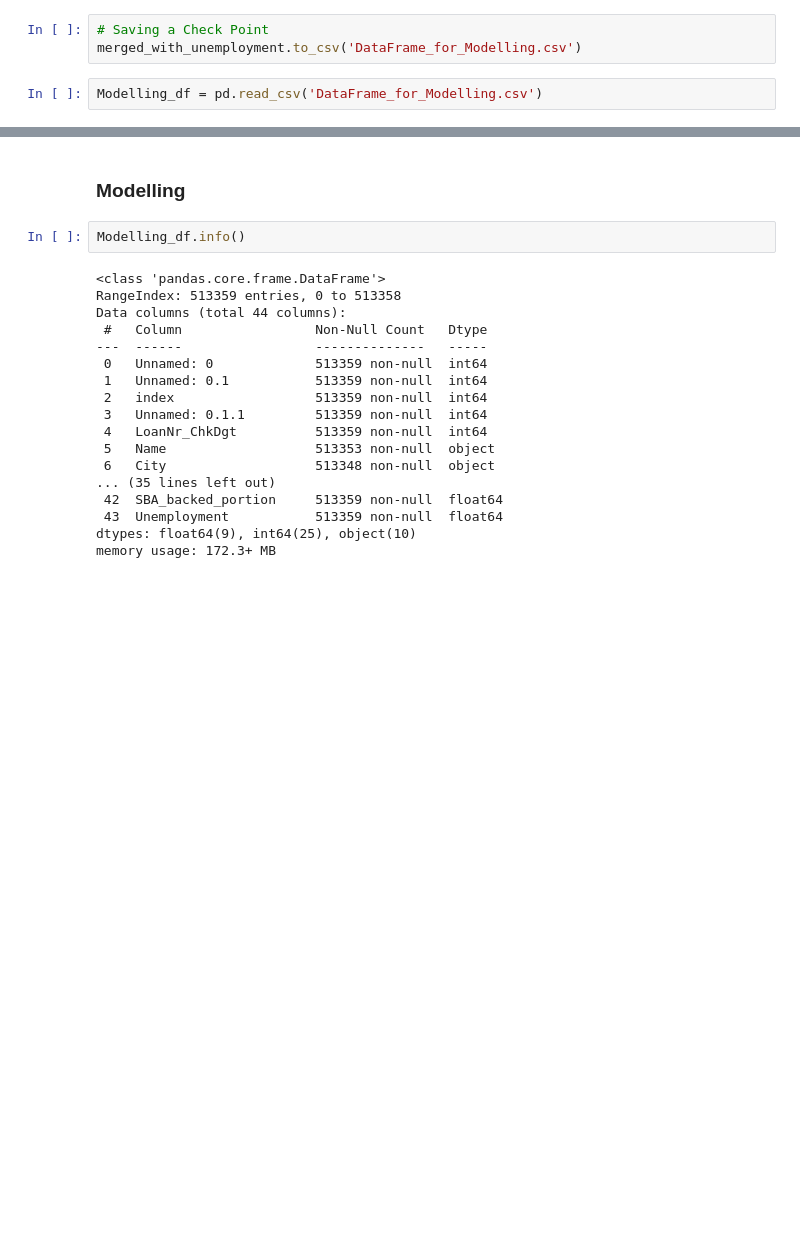
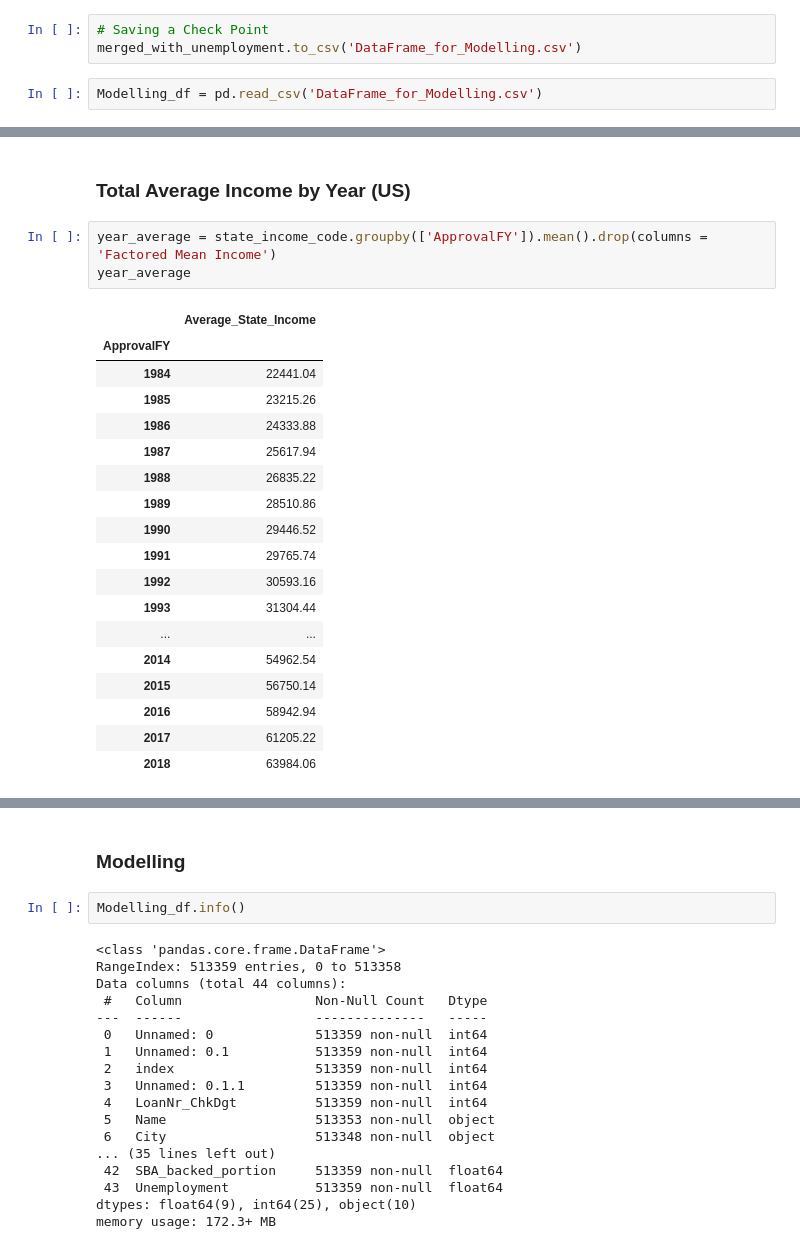
Before and after one commit to CIV2T1PEY/CIV1498-Group-Project, a Jupyter notebook: Final.ipynb, the cells around one changed output, grey strips where cells are left out. Cells and saved outputs as stored; diff of their text form; blank space fills up the shorter version.

```diff
--- a/Final.ipynb
+++ b/Final.ipynb
@@ -1613,0 +1655,24 @@ Modelling_df = pd.read_csv('DataFrame_for_Modelling.csv')
+# %% [markdown]
+### Total Average Income by Year (US)
+# %%
+year_average = state_income_code.groupby(['ApprovalFY']).mean().drop(columns = 'Factored Mean Income')
+year_average
+# %% [output]
+|  | Average_State_Income |
+| ApprovalFY |  |
+| 1984 | 22441.04 |
+| 1985 | 23215.26 |
+| 1986 | 24333.88 |
+| 1987 | 25617.94 |
+| 1988 | 26835.22 |
+| 1989 | 28510.86 |
+| 1990 | 29446.52 |
+| 1991 | 29765.74 |
+| 1992 | 30593.16 |
+| 1993 | 31304.44 |
+| ... | ... |
+| 2014 | 54962.54 |
+| 2015 | 56750.14 |
+| 2016 | 58942.94 |
+| 2017 | 61205.22 |
+| 2018 | 63984.06 |
```
Also changed, not shown: parts of 19 cells of this notebook.
